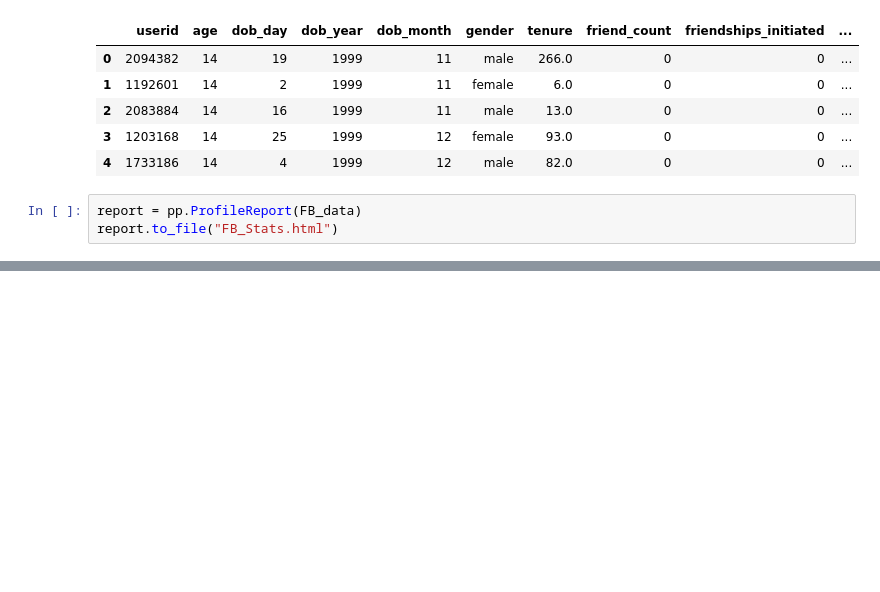
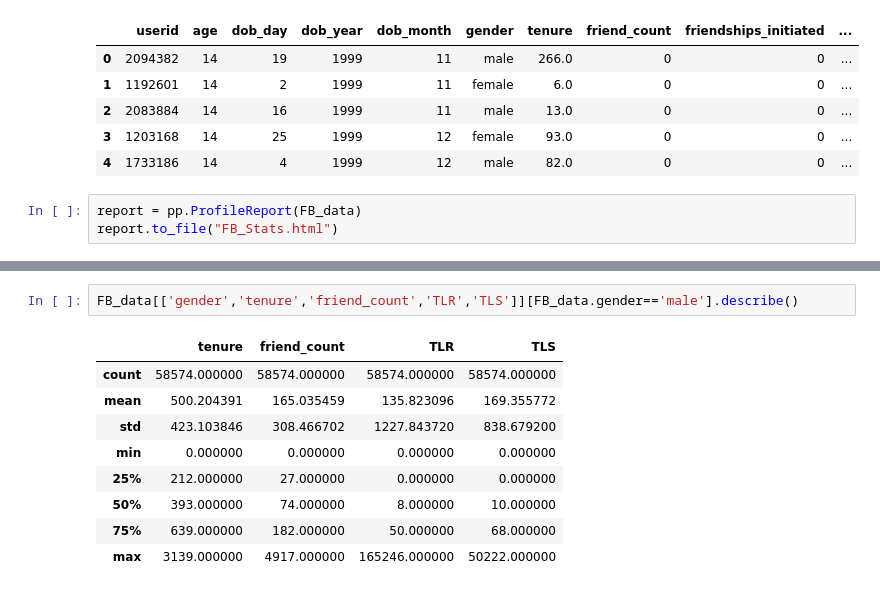
Before and after one commit to Shafin-Thiyam/Data_Science, a Jupyter notebook: 4_Facebook_data/FB_EDA.ipynb, the cells around one changed output, grey strips where cells are left out. Cells and saved outputs as stored; diff of their text form; blank space fills up the shorter version.

```diff
--- a/4_Facebook_data/FB_EDA.ipynb
+++ b/4_Facebook_data/FB_EDA.ipynb
@@ -60,0 +112,12 @@ report.to_file("FB_Stats.html")
+# %%
+FB_data[['gender','tenure','friend_count','TLR','TLS']][FB_data.gender=='male'].describe()
+# %% [output]
+|  | tenure | friend_count | TLR | TLS |
+| count | 58574.000000 | 58574.000000 | 58574.000000 | 58574.000000 |
+| mean | 500.204391 | 165.035459 | 135.823096 | 169.355772 |
+| std | 423.103846 | 308.466702 | 1227.843720 | 838.679200 |
+| min | 0.000000 | 0.000000 | 0.000000 | 0.000000 |
+| 25% | 212.000000 | 27.000000 | 0.000000 | 0.000000 |
+| 50% | 393.000000 | 74.000000 | 8.000000 | 10.000000 |
+| 75% | 639.000000 | 182.000000 | 50.000000 | 68.000000 |
+| max | 3139.000000 | 4917.000000 | 165246.000000 | 50222.000000 |
```
Also changed, not shown: parts of 16 cells of this notebook, 2 other files.
